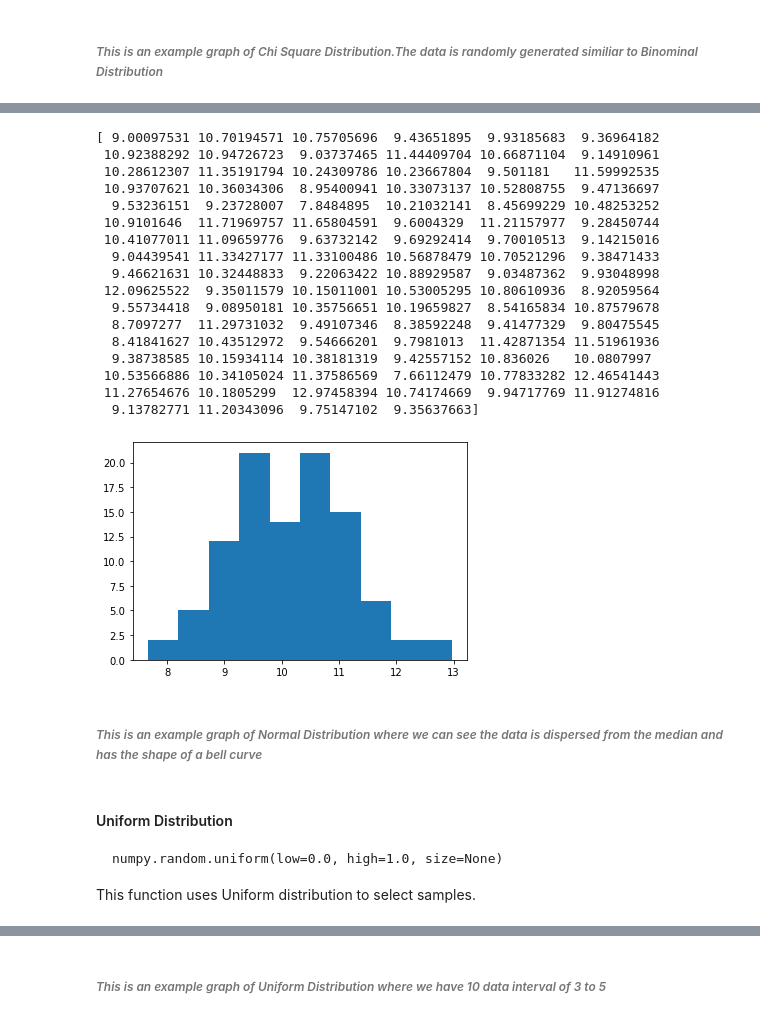
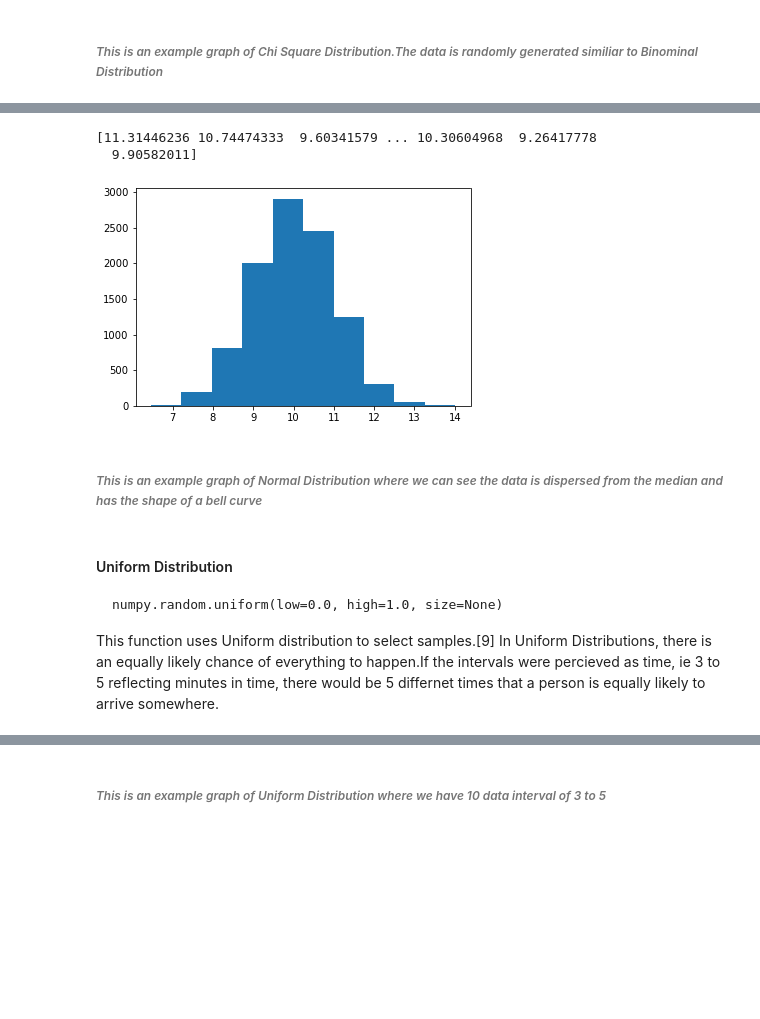
Before and after one commit to Trishmcc/Programming-for-Data-Analysis, a Jupyter notebook: numpy_random_package_explained.ipynb, the cells around one changed output, grey strips where cells are left out. Saved outputs shown, nothing was run; the diff lists cells and outputs as text; code cells hidden in the pictures; blank space fills up the shorter version.

```diff
--- a/numpy_random_package_explained.ipynb
+++ b/numpy_random_package_explained.ipynb
@@ -125,29 +125,14 @@ The parameter mu represents the distribution's mean or expectation, whereas sigm
 # %%
 mu, sigma = 10, 1 # mean and standard deviation
-s = np.random.normal(mu, sigma, 100)
+s = np.random.normal(mu, sigma, 10000)
 print(s)
 # Displaying Data
 plt.hist(s)
 plt.show()
 # %% [output]
-[ 9.00097531 10.70194571 10.75705696  9.43651895  9.93185683  9.36964182
- 10.92388292 10.94726723  9.03737465 11.44409704 10.66871104  9.14910961
- 10.28612307 11.35191794 10.24309786 10.23667804  9.501181   11.59992535
- 10.93707621 10.36034306  8.95400941 10.33073137 10.52808755  9.47136697
-  9.53236151  9.23728007  7.8484895  10.21032141  8.45699229 10.48253252
- 10.9101646  11.71969757 11.65804591  9.6004329  11.21157977  9.28450744
- 10.41077011 11.09659776  9.63732142  9.69292414  9.70010513  9.14215016
-  9.04439541 11.33427177 11.33100486 10.56878479 10.70521296  9.38471433
-  9.46621631 10.32448833  9.22063422 10.88929587  9.03487362  9.93048998
- 12.09625522  9.35011579 10.15011001 10.53005295 10.80610936  8.92059564
-  9.55734418  9.08950181 10.35756651 10.19659827  8.54165834 10.87579678
-  8.7097277  11.29731032  9.49107346  8.38592248  9.41477329  9.80475545
-  8.41841627 10.43512972  9.54666201  9.7981013  11.42871354 11.51961936
-  9.38738585 10.15934114 10.38181319  9.42557152 10.836026   10.0807997
- 10.53566886 10.34105024 11.37586569  7.66112479 10.77833282 12.46541443
- 11.27654676 10.1805299  12.97458394 10.74174669  9.94717769 11.91274816
-  9.13782771 11.20343096  9.75147102  9.35637663]
+[11.31446236 10.74474333  9.60341579 ... 10.30604968  9.26417778
+  9.90582011]
-[figure, old version]
+[figure, new version]
 # %% [markdown]
 ###### *This is an example graph of Normal Distribution where we can see the data is dispersed from the median and has the shape of a bell curve*
 # %% [markdown]
@@ -155,7 +140,7 @@ plt.show()
 
     numpy.random.uniform(low=0.0, high=1.0, size=None)
 
-This function uses Uniform distribution to select samples.
+This function uses Uniform distribution to select samples.[9] In Uniform Distributions, there is an equally likely chance of everything to happen.If the intervals were percieved as time, ie 3 to 5 reflecting minutes in time, there would be 5 differnet times that a person is equally likely to arrive somewhere.
 # %%
 s = np.random.uniform(3,5,10)
 print(s)
```
Also changed, not shown: parts of 20 cells of this notebook.
